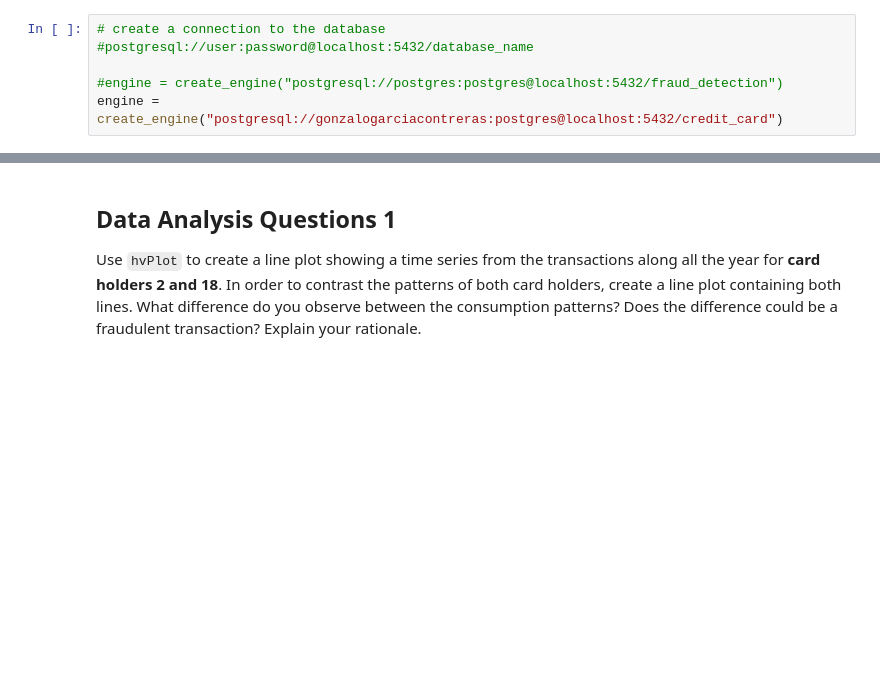
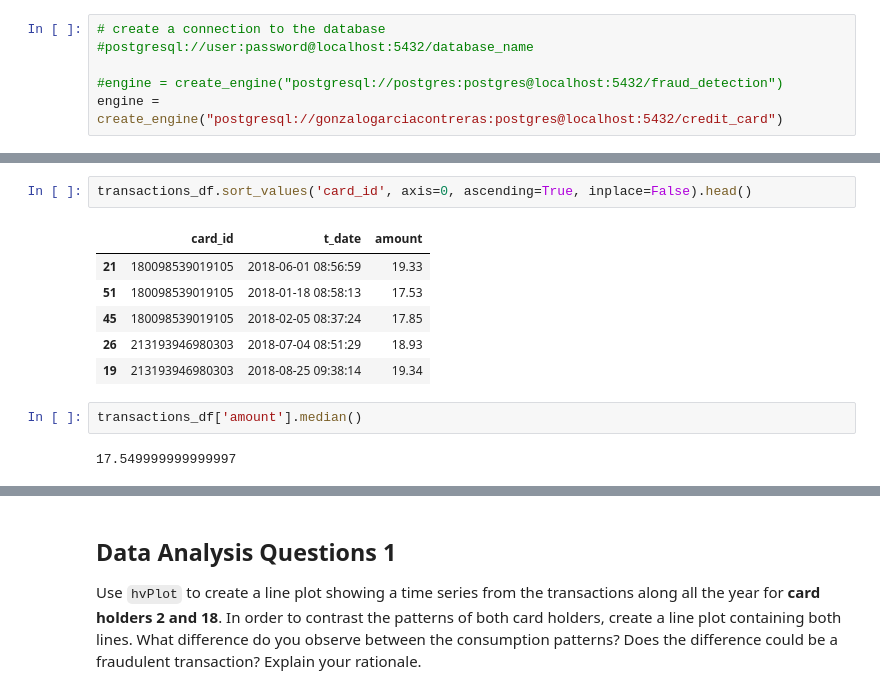
Before and after one commit to GonzaloGarciaContreras/hw07-sql-credit-card, a Jupyter notebook: ggc_visual_data_analysis.ipynb, the cells around one changed output, grey strips where cells are left out. Saved outputs shown, nothing was run; the diff lists cells and outputs as text; blank space fills up the shorter version.

```diff
--- a/ggc_visual_data_analysis.ipynb
+++ b/ggc_visual_data_analysis.ipynb
@@ -28,0 +125,13 @@ engine = create_engine("postgresql://gonzalogarciacontreras:postgres@localhost:5
+# %%
+transactions_df.sort_values('card_id', axis=0, ascending=True, inplace=False).head()
+# %% [output]
+|  | card_id | t_date | amount |
+| 21 | 180098539019105 | 2018-06-01 08:56:59 | 19.33 |
+| 51 | 180098539019105 | 2018-01-18 08:58:13 | 17.53 |
+| 45 | 180098539019105 | 2018-02-05 08:37:24 | 17.85 |
+| 26 | 213193946980303 | 2018-07-04 08:51:29 | 18.93 |
+| 19 | 213193946980303 | 2018-08-25 09:38:14 | 19.34 |
+# %%
+transactions_df['amount'].median()
+# %% [output]
+17.549999999999997
```
Also changed, not shown: parts of 17 cells of this notebook, 3 other files.
